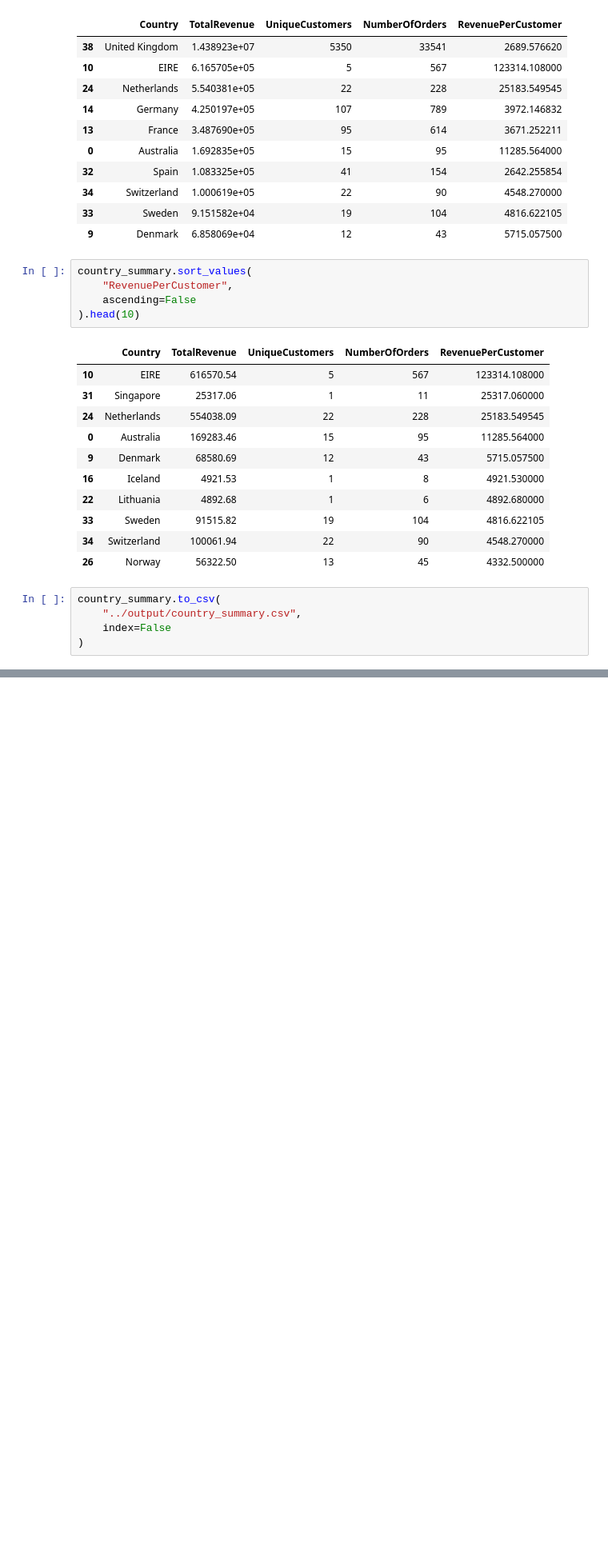
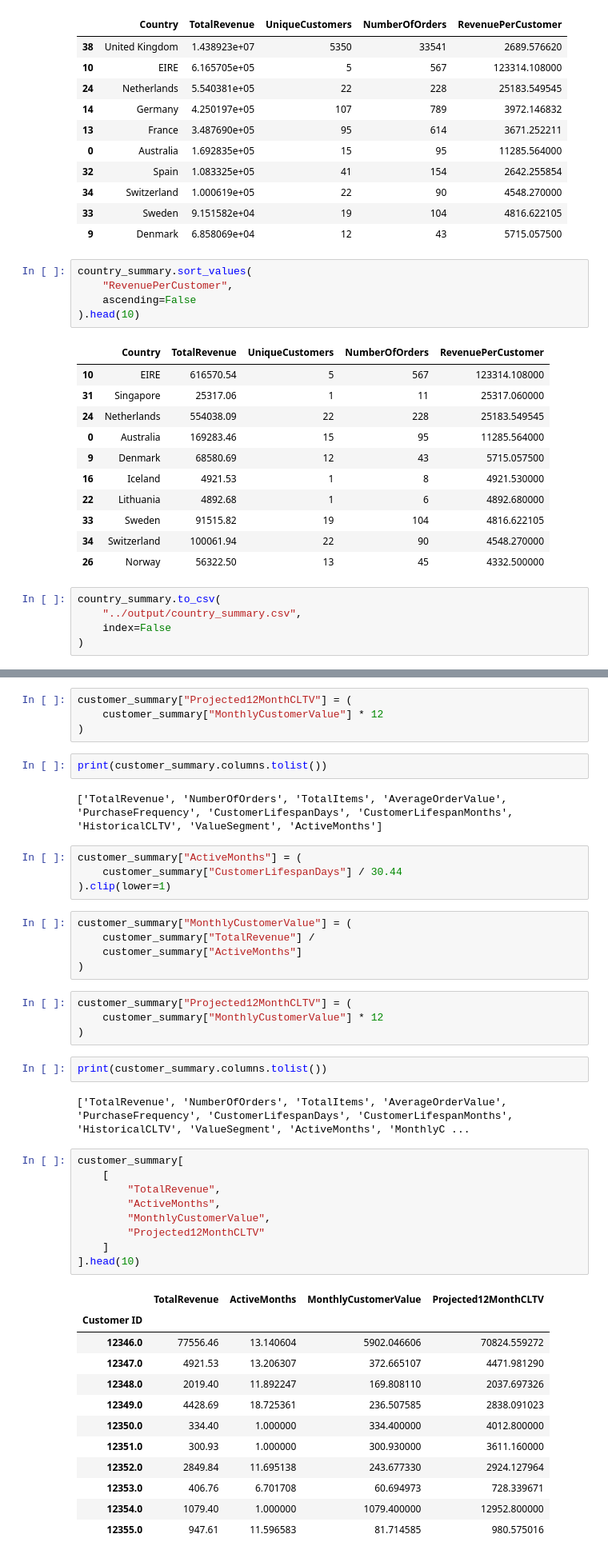
Before and after one commit to Tamoze/SaaS-ECommerce-Cohort-Retention-CLTV-Analysis, a Jupyter notebook: notebooks/week1-datacleaning.ipynb, the cells around one changed output, grey strips where cells are left out. Shown at 80% size. Cells and saved outputs as stored; diff of their text form; blank space fills up the shorter version.

```diff
--- a/notebooks/week1-datacleaning.ipynb
+++ b/notebooks/week1-datacleaning.ipynb
@@ -1030,0 +1051,47 @@ country_summary.to_csv(
+# %%
+customer_summary["Projected12MonthCLTV"] = (
+    customer_summary["MonthlyCustomerValue"] * 12
+)
+# %%
+print(customer_summary.columns.tolist())
+# %% [output]
+['TotalRevenue', 'NumberOfOrders', 'TotalItems', 'AverageOrderValue', 'PurchaseFrequency', 'CustomerLifespanDays', 'CustomerLifespanMonths', 'HistoricalCLTV', 'ValueSegment', 'ActiveMonths']
+# %%
+customer_summary["ActiveMonths"] = (
+    customer_summary["CustomerLifespanDays"] / 30.44
+).clip(lower=1)
+# %%
+customer_summary["MonthlyCustomerValue"] = (
+    customer_summary["TotalRevenue"] /
+    customer_summary["ActiveMonths"]
+)
+# %%
+customer_summary["Projected12MonthCLTV"] = (
+    customer_summary["MonthlyCustomerValue"] * 12
+)
+# %%
+print(customer_summary.columns.tolist())
+# %% [output]
+['TotalRevenue', 'NumberOfOrders', 'TotalItems', 'AverageOrderValue', 'PurchaseFrequency', 'CustomerLifespanDays', 'CustomerLifespanMonths', 'HistoricalCLTV', 'ValueSegment', 'ActiveMonths', 'MonthlyC ...
+# %%
+customer_summary[
+    [
+        "TotalRevenue",
+        "ActiveMonths",
+        "MonthlyCustomerValue",
+        "Projected12MonthCLTV"
+    ]
+].head(10)
+# %% [output]
+|  | TotalRevenue | ActiveMonths | MonthlyCustomerValue | Projected12MonthCLTV |
+| Customer ID |  |  |  |  |
+| 12346.0 | 77556.46 | 13.140604 | 5902.046606 | 70824.559272 |
+| 12347.0 | 4921.53 | 13.206307 | 372.665107 | 4471.981290 |
+| 12348.0 | 2019.40 | 11.892247 | 169.808110 | 2037.697326 |
+| 12349.0 | 4428.69 | 18.725361 | 236.507585 | 2838.091023 |
+| 12350.0 | 334.40 | 1.000000 | 334.400000 | 4012.800000 |
+| 12351.0 | 300.93 | 1.000000 | 300.930000 | 3611.160000 |
+| 12352.0 | 2849.84 | 11.695138 | 243.677330 | 2924.127964 |
+| 12353.0 | 406.76 | 6.701708 | 60.694973 | 728.339671 |
+| 12354.0 | 1079.40 | 1.000000 | 1079.400000 | 12952.800000 |
+| 12355.0 | 947.61 | 11.596583 | 81.714585 | 980.575016 |
```
Also changed, not shown: parts of 6 cells of this notebook.
